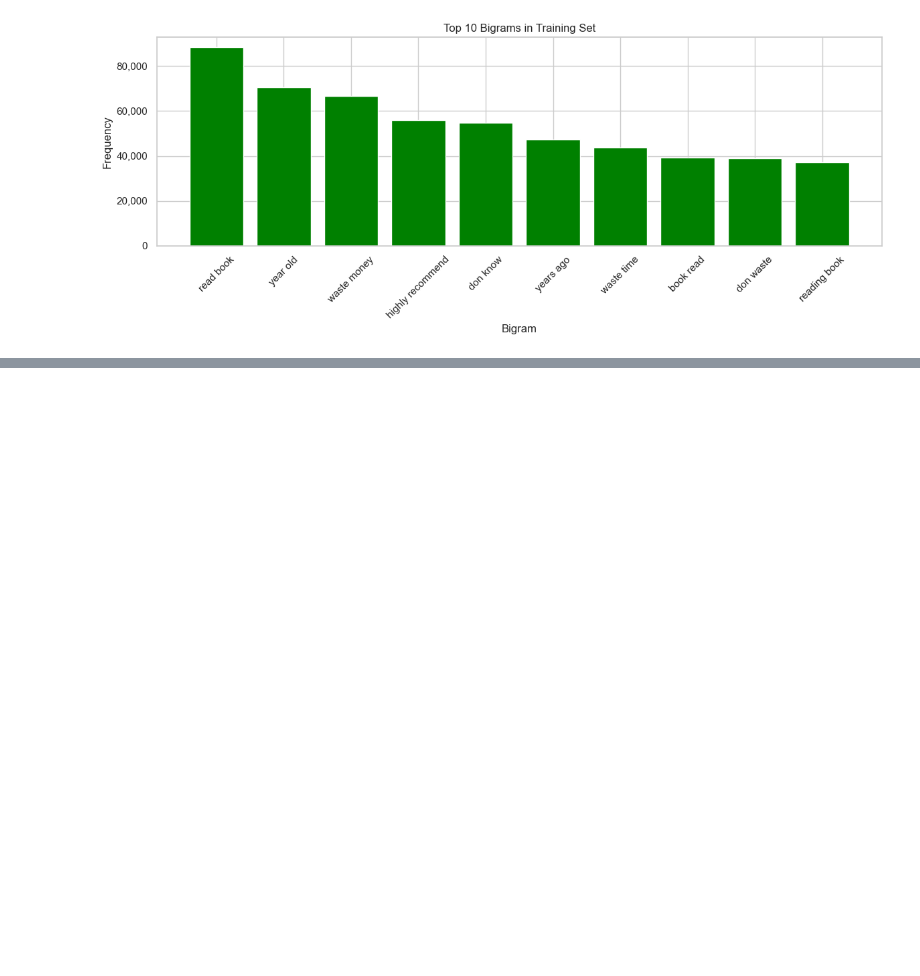
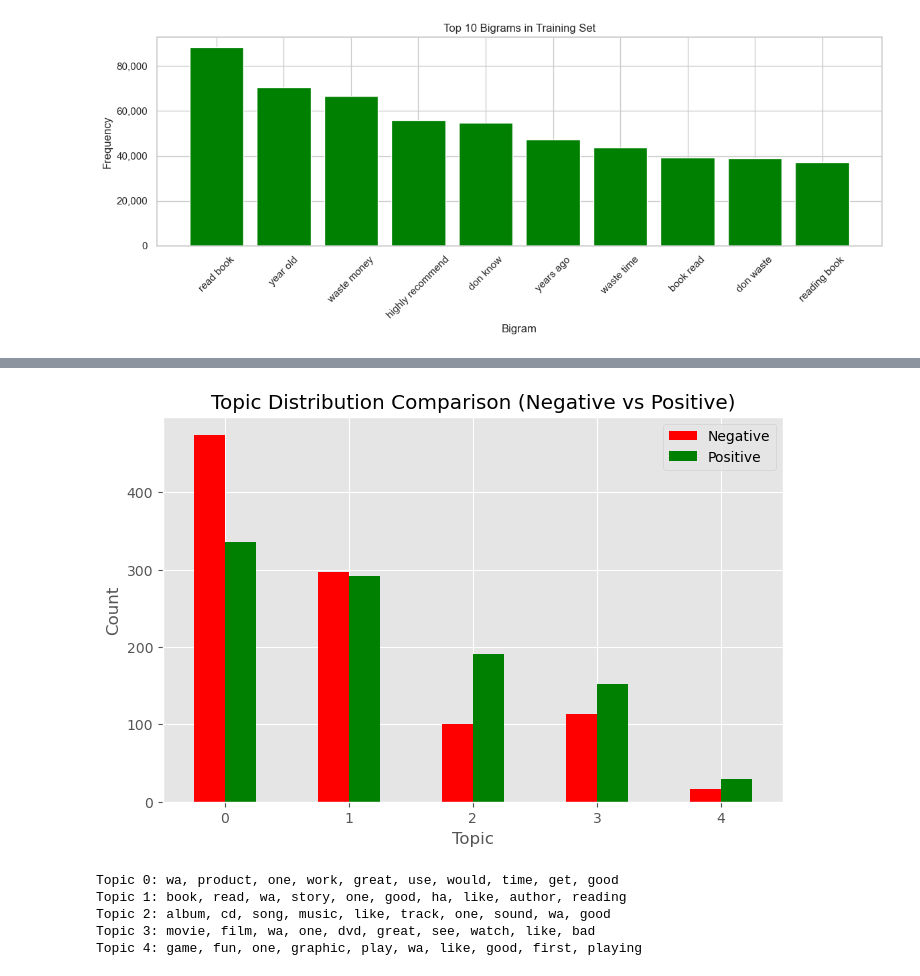
Before and after one commit to Matthewaxe123/955-dissertation, a Jupyter notebook: NLP.ipynb, the cells around one changed output, grey strips where cells are left out. Saved outputs shown, nothing was run; the diff lists cells and outputs as text; code cells hidden in the pictures; blank space fills up the shorter version.

```diff
--- a/NLP.ipynb
+++ b/NLP.ipynb
@@ -379,0 +1221,18 @@ plt.show()
+# %%
+# === Positive Reviews Topic Inference ===
+
+pos_texts = sample_positive["clean_text"].tolist()
+
+# 同样生成 embeddings
+pos_embeddings = sentence_model.encode(pos_texts, show_progress_bar=True)
+
+pos_topics, pos_probs = topic_model.transform(pos_texts, embeddings=pos_embeddings)
+
+positive_results = pd.DataFrame({
+    "text": pos_texts,
+    "topic": pos_topics,
+    "probability": pos_probs.max(axis=1)
+})
+
+print("\nPositive Topics Distribution:")
+print(positive_results["topic"].value_counts())
@@ -379,0 +1254,37 @@ plt.show()
+# %%
+
+
+# 合并成一个 DataFrame，方便可视化
+neg_topic_counts = negative_results["topic"].value_counts().sort_index()
+pos_topic_counts = positive_results["topic"].value_counts().sort_index()
+
+topic_compare = pd.DataFrame({
+    "Negative": neg_topic_counts,
+    "Positive": pos_topic_counts
+}).fillna(0)  # 如果某个主题在另一类中不存在则填充 0
+
+# 绘制对比柱状图
+topic_compare.plot(
+    kind="bar",
+    figsize=(8,5),
+    title="Topic Distribution Comparison (Negative vs Positive)",
+    color=["red", "green"]
+)
+plt.xlabel("Topic")
+plt.ylabel("Count")
+plt.xticks(rotation=0)
+plt.show()
+
+# 打印每个主题的前 10 个关键词
+for topic_id in sorted(topic_model.get_topics().keys()):
+    if topic_id == -1:  # 跳过 outliers
+        continue
+    words = [w for w, _ in topic_model.get_topic(topic_id)]
+    print(f"Topic {topic_id}: {', '.join(words)}")
+# %% [output]
+[figure, added]
+Topic 0: wa, product, one, work, great, use, would, time, get, good
+Topic 1: book, read, wa, story, one, good, ha, like, author, reading
+Topic 2: album, cd, song, music, like, track, one, sound, wa, good
+Topic 3: movie, film, wa, one, dvd, great, see, watch, like, bad
+Topic 4: game, fun, one, graphic, play, wa, like, good, first, playing
```
Also changed, not shown: parts of 81 cells of this notebook.
